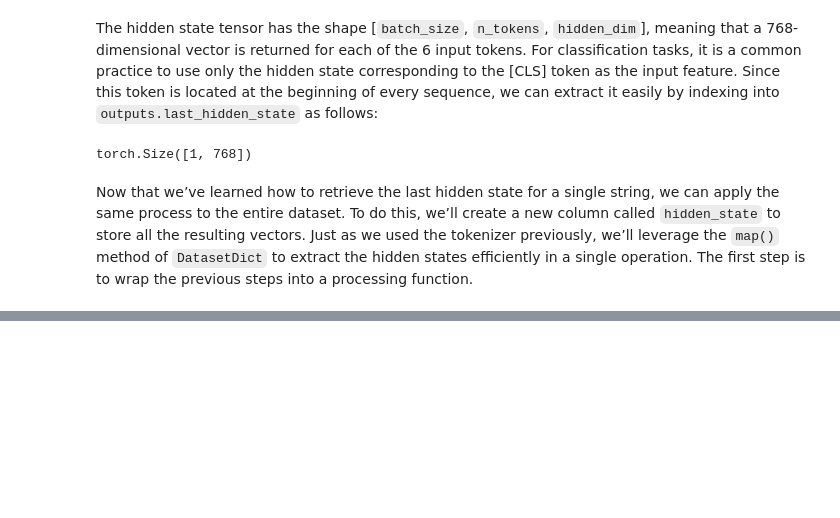
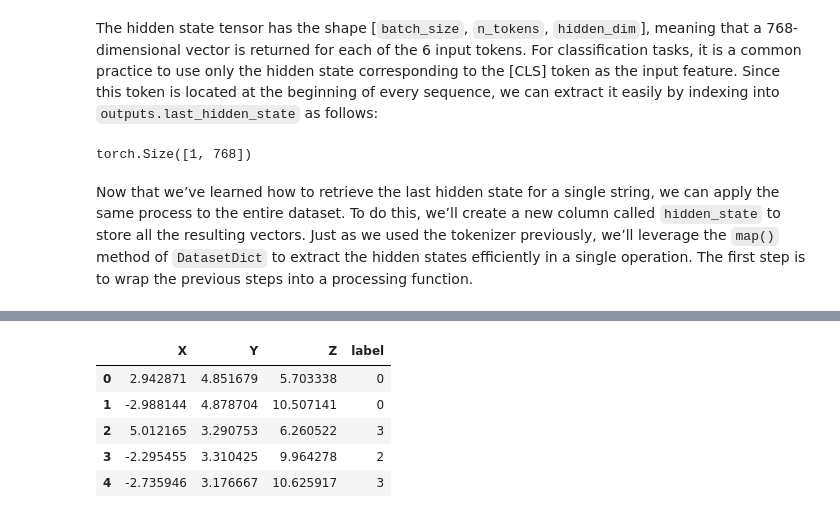
Before and after one commit to VictorFrancheto/large-language-models, a Jupyter notebook: DistilBERT.ipynb, the cells around one changed output, grey strips where cells are left out. Cells and saved outputs as stored; diff of their text form; code cells hidden in the pictures; blank space fills up the shorter version.

```diff
--- a/DistilBERT.ipynb
+++ b/DistilBERT.ipynb
@@ -503,7 +511,7 @@ torch.Size([1, 768])
 # %% [markdown]
 Now that we’ve learned how to retrieve the last hidden state for a single string, we can apply the same process to the entire dataset. To do this, we’ll create a new column called `hidden_state` to store all the resulting vectors. Just as we used the tokenizer previously, we’ll leverage the `map()` method of `DatasetDict` to extract the hidden states efficiently in a single operation. The first step is to wrap the previous steps into a processing function.
 # %%
-def __extraction_hidden_states__(batch):
+def extraction_hidden_states(batch):
     inputs = {k: v.to(device) for k, v in batch.items()
               if k in tokenizer.model_input_names}
     with torch.no_grad():
@@ -511,0 +594,22 @@ def __extraction_hidden_states__(batch):
+# %%
+from umap.umap_ import UMAP
+from sklearn.preprocessing import MinMaxScaler
+import pandas as pd
+
+# Scale the data to [0, 1]
+X_scaled = MinMaxScaler().fit_transform(X_train)
+
+# Fit UMAP with 3 components (3D)
+mapper = UMAP(n_components=3, metric='cosine').fit(X_scaled)
+
+# Create a DataFrame with 3D embeddings
+df = pd.DataFrame(mapper.embedding_, columns=['X', 'Y', 'Z'])
+df['label'] = y_train  # Add the labels
+df.head()
+# %% [output]
+|  | X | Y | Z | label |
+| 0 | 2.942871 | 4.851679 | 5.703338 | 0 |
+| 1 | -2.988144 | 4.878704 | 10.507141 | 0 |
+| 2 | 5.012165 | 3.290753 | 6.260522 | 3 |
+| 3 | -2.295455 | 3.310425 | 9.964278 | 2 |
+| 4 | -2.735946 | 3.176667 | 10.625917 | 3 |
```
Also changed, not shown: parts of 26 cells of this notebook.
